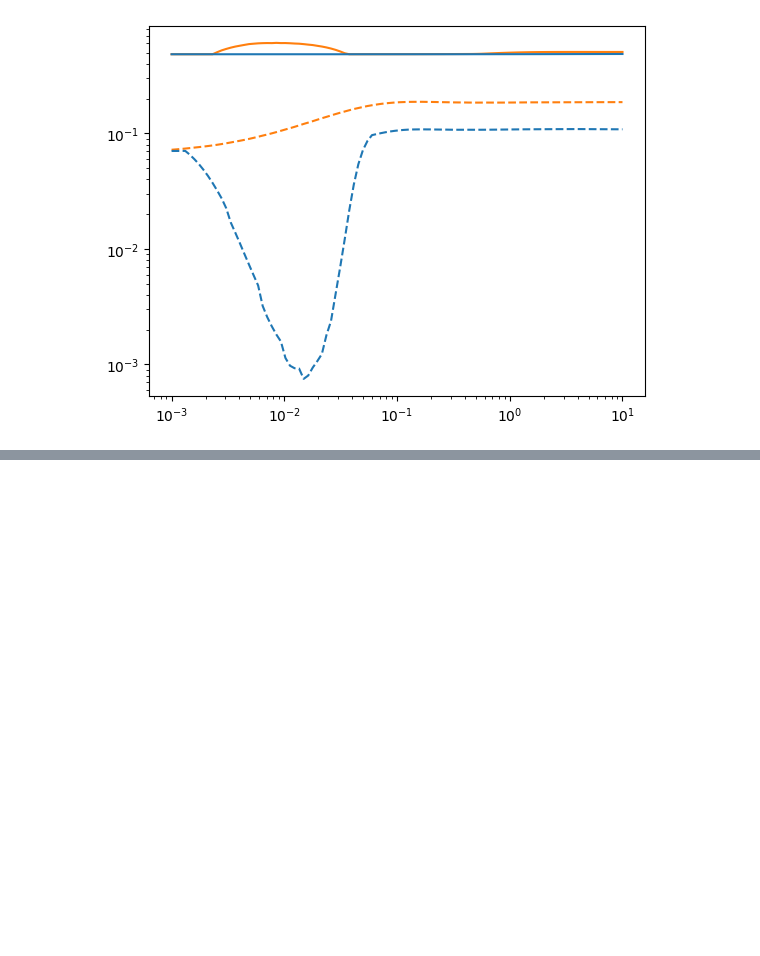
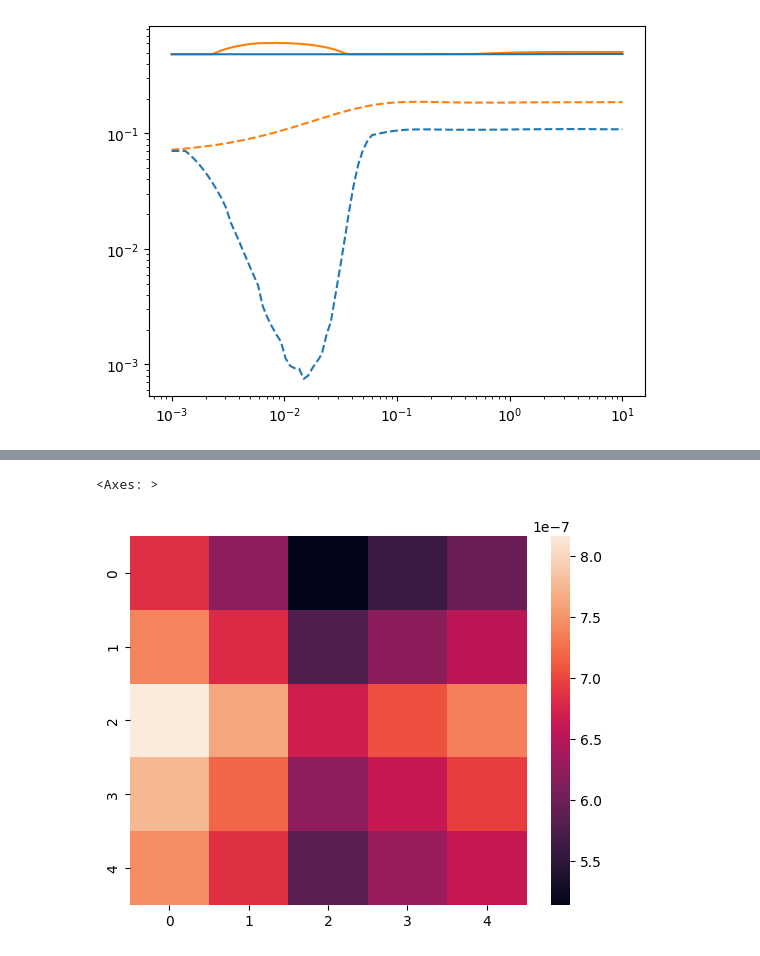
Before and after one commit to rbnmj/turingmodel, a Jupyter notebook: main.ipynb, the cells around one changed output, grey strips where cells are left out. Drawn from its saved outputs; the diff is of its cells as text; code cells hidden in the pictures; blank space fills up the shorter version.

```diff
--- a/main.ipynb
+++ b/main.ipynb
@@ -1480,0 +1657,5 @@ plt.yscale("log")
+# %%
+sns.heatmap(slopeH2)
+# %% [output]
+<Axes: >
+[figure, added]
```
Also changed, not shown: parts of 10 cells of this notebook, 34 other files.
